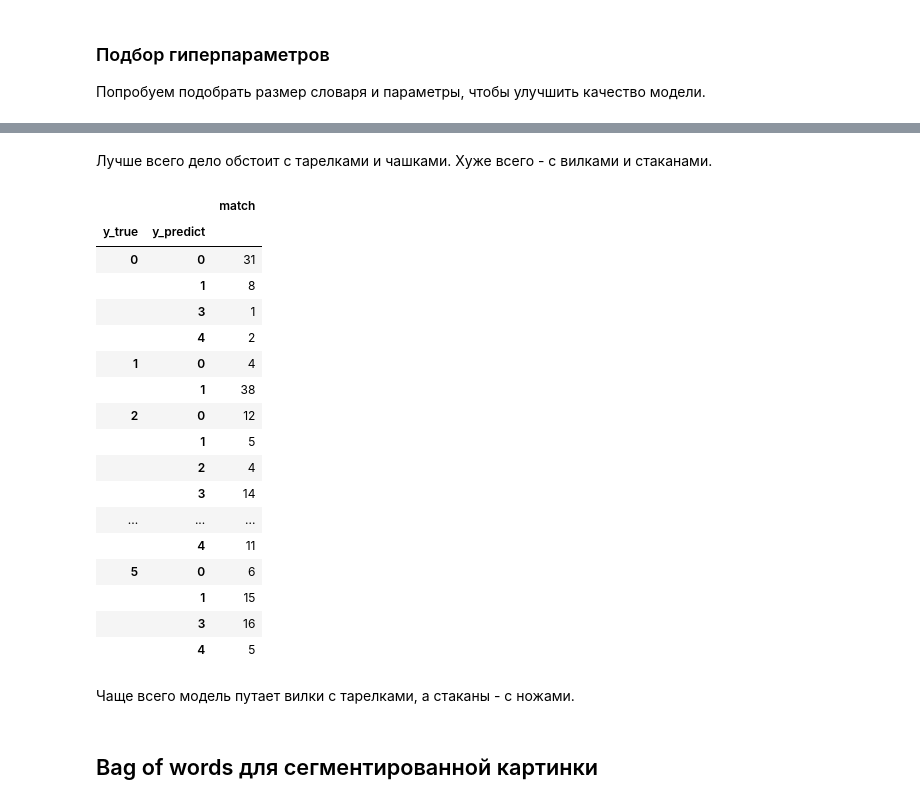
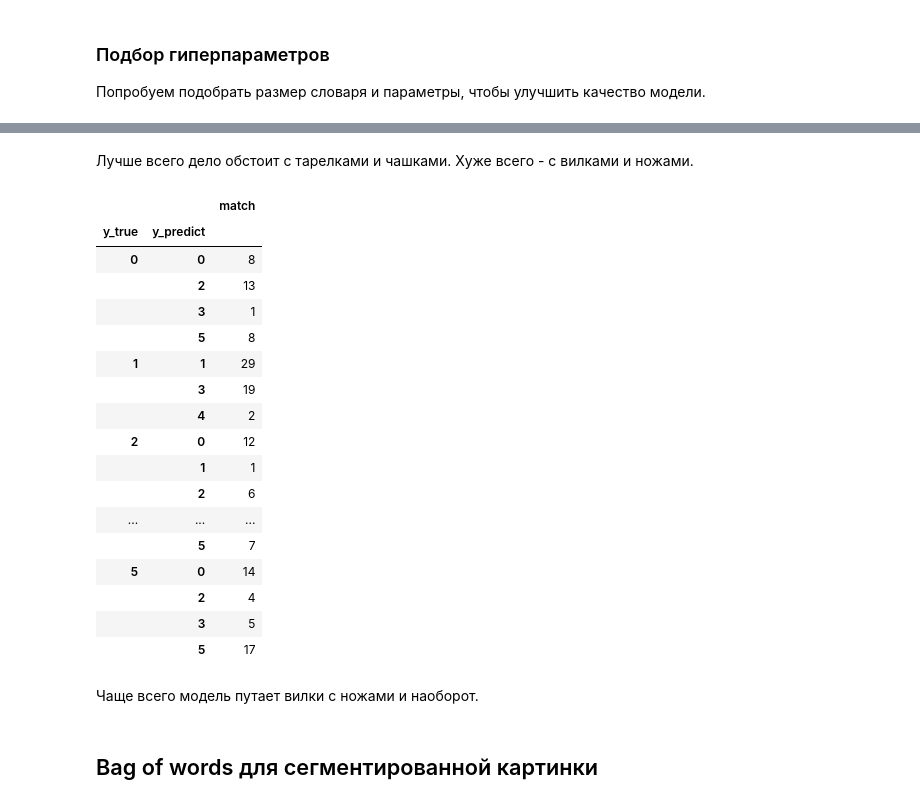
Before and after one commit to TFofanova-py/dish_classifier_NIS, a Jupyter notebook: Bag_of_words.ipynb, the cells around one changed output, grey strips where cells are left out. Cells and saved outputs as stored; diff of their text form; code cells hidden in the pictures.

```diff
--- a/Bag_of_words.ipynb
+++ b/Bag_of_words.ipynb
@@ -472,17 +515,27 @@ KMeans(n_clusters=100) 0.6924603174603174 {'model__C': 1.6}
 # %%
-cls = KMeans(n_clusters=40)
+# cls = KMeans(n_clusters=20)
 
-file_list_train = df_train["way"].to_list()
-train_frames_data = all_frames(file_list_train)
-X_hog_train = train_frames_data[[0, 1, 2, 3, 4, 5, 6, 7, 8]]
+# file_list_train = df_train["way"].to_list()
+# train_frames_data = pd.DataFrame(columns=["name", "row", "col", 0, 1, 2, 3, 4, 5, 6, 7, 8])
 
-cls.fit(X_hog_train)
+# for file in tqdm(file_list):
+#     for i_augment in range(n_augmentations):
+#         img = augmentation(file, i_augment) if i_augment > 0 else cv2.imread(file, cv2.IMREAD_GRAYSCALE)
+#         aug_name = file + "_" + str(i_augment)
+#         img = first_prepare(img)
 
-X_train, y_train = create_xy_data(df_train, cls)
+#         train_frames_data = pd.concat([train_frames_data, get_frames(img, aug_name)], axis=0)
 
-X_val, y_val = create_xy_data(df_val, cls)
+# train_frames_data.reset_index(drop=True, inplace=True)
+# X_hog_train = train_frames_data[[0, 1, 2, 3, 4, 5, 6, 7, 8]]
 
-pipe_1 = Pipeline([
-    ('scaler_', StandardScaler()),
-    ('model_', SVC(C=1.6))]).fit(X_train, y_train)
-accuracy_score(y_val, pipe_1.predict(X_val))
+# cls.fit(X_hog_train)
+
+# X_train, y_train = create_xy_data(df_train, cls)
+
+# X_val, y_val = create_xy_data(df_val, cls)
+
+# pipe_1 = Pipeline([
+#     ('scaler_', StandardScaler()),
+#     ('model_', XGBClassifier(n_estimators=10, max_depth=2, verbosity=0))]).fit(X_train, y_train)
+# accuracy_score(y_val, pipe_1.predict(X_val))
@@ -504,9 +544,9 @@ accuracy_score(pipe_1.predict(X_test), y_test)
 # %%
-predict = pipe_1.predict(X_test)
-test_result = pd.DataFrame(data = np.array([y_test, predict]).T,
+predict = pipe_svc.predict(X_val)
+val_result = pd.DataFrame(data = np.array([y_val, predict]).T,
                            columns = ["y_true", "y_predict"])
 
-test_result["match"] = (test_result["y_true"] == test_result["y_predict"])
-test_result.groupby("y_true")["match"].mean()
+val_result["match"] = (val_result["y_true"] == val_result["y_predict"])
+val_result.groupby("y_true")["match"].mean()
 # %% [output]
 y_true
@@ -524,28 +564,28 @@ slovar
 # %% [markdown]
-Лучше всего дело обстоит с тарелками и чашками. Хуже всего - с вилками и стаканами.
+Лучше всего дело обстоит с тарелками и чашками. Хуже всего - с вилками и ножами.
 # %%
-test_result.groupby(["y_true", "y_predict"]).count()
+val_result.groupby(["y_true", "y_predict"]).count()
 # %% [output]
 |  |  | match |
 | y_true | y_predict |  |
-| 0 | 0 | 31 |
-|  | 1 | 8 |
+| 0 | 0 | 8 |
+|  | 2 | 13 |
 |  | 3 | 1 |
+|  | 5 | 8 |
+| 1 | 1 | 29 |
+|  | 3 | 19 |
 |  | 4 | 2 |
-| 1 | 0 | 4 |
-|  | 1 | 38 |
 | 2 | 0 | 12 |
-|  | 1 | 5 |
+|  | 1 | 1 |
+|  | 2 | 6 |
+| ... | ... | ... |
+|  | 5 | 7 |
+| 5 | 0 | 14 |
 |  | 2 | 4 |
-|  | 3 | 14 |
-| ... | ... | ... |
-|  | 4 | 11 |
-| 5 | 0 | 6 |
-|  | 1 | 15 |
-|  | 3 | 16 |
-|  | 4 | 5 |
+|  | 3 | 5 |
+|  | 5 | 17 |
 # %% [markdown]
-Чаще всего модель путает вилки с тарелками, а стаканы - с ножами.
+Чаще всего модель путает вилки с ножами и наоборот.
 # %% [markdown]
 ## Bag of words для сегментированной картинки
 # %% [markdown]
```
Also changed, not shown: parts of 48 cells of this notebook.
